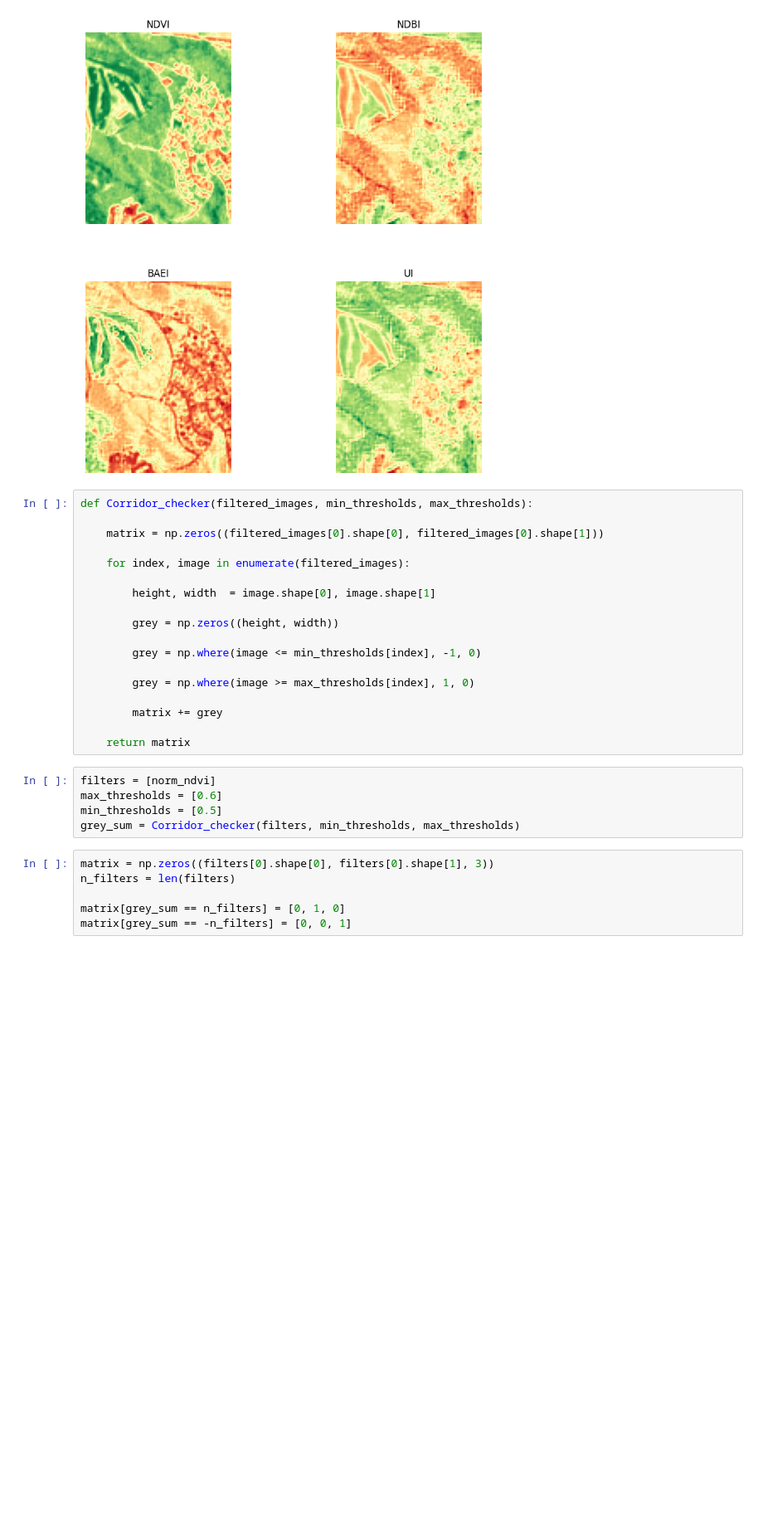
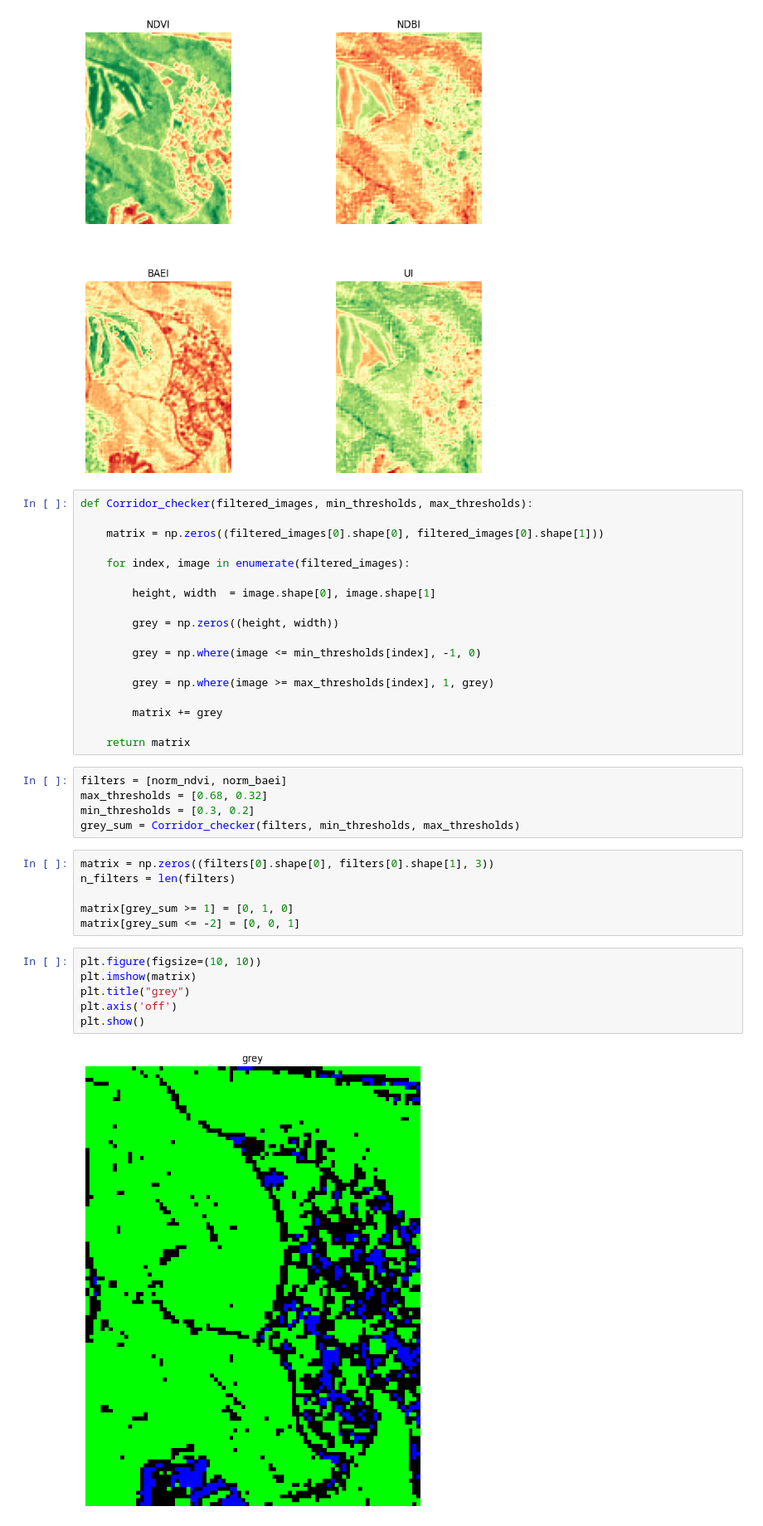
Before and after one commit to Miquel44/CASSINNI, a Jupyter notebook: Untitled2.ipynb, the cells around one changed output. Shown at 83% size. Drawn from its saved outputs; the diff is of its cells as text; blank space fills up the shorter version.

```diff
--- a/Untitled2.ipynb
+++ b/Untitled2.ipynb
@@ -122,19 +122,27 @@ def Corridor_checker(filtered_images, min_thresholds, max_thresholds):
 
         grey = np.where(image <= min_thresholds[index], -1, 0)
 
-        grey = np.where(image >= max_thresholds[index], 1, 0)
+        grey = np.where(image >= max_thresholds[index], 1, grey)
 
         matrix += grey
 
     return matrix
 # %%
-filters = [norm_ndvi]
-max_thresholds = [0.6]
-min_thresholds = [0.5]
+filters = [norm_ndvi, norm_baei]
+max_thresholds = [0.68, 0.32]
+min_thresholds = [0.3, 0.2]
 grey_sum = Corridor_checker(filters, min_thresholds, max_thresholds)
 # %%
 matrix = np.zeros((filters[0].shape[0], filters[0].shape[1], 3))
 n_filters = len(filters)
 
-matrix[grey_sum == n_filters] = [0, 1, 0]
-matrix[grey_sum == -n_filters] = [0, 0, 1]
+matrix[grey_sum >= 1] = [0, 1, 0]
+matrix[grey_sum <= -2] = [0, 0, 1]
+# %%
+plt.figure(figsize=(10, 10))
+plt.imshow(matrix)
+plt.title("grey")
+plt.axis('off')
+plt.show()
+# %% [output]
+[figure, added]
```
Also changed, not shown: parts of 9 cells of this notebook.
